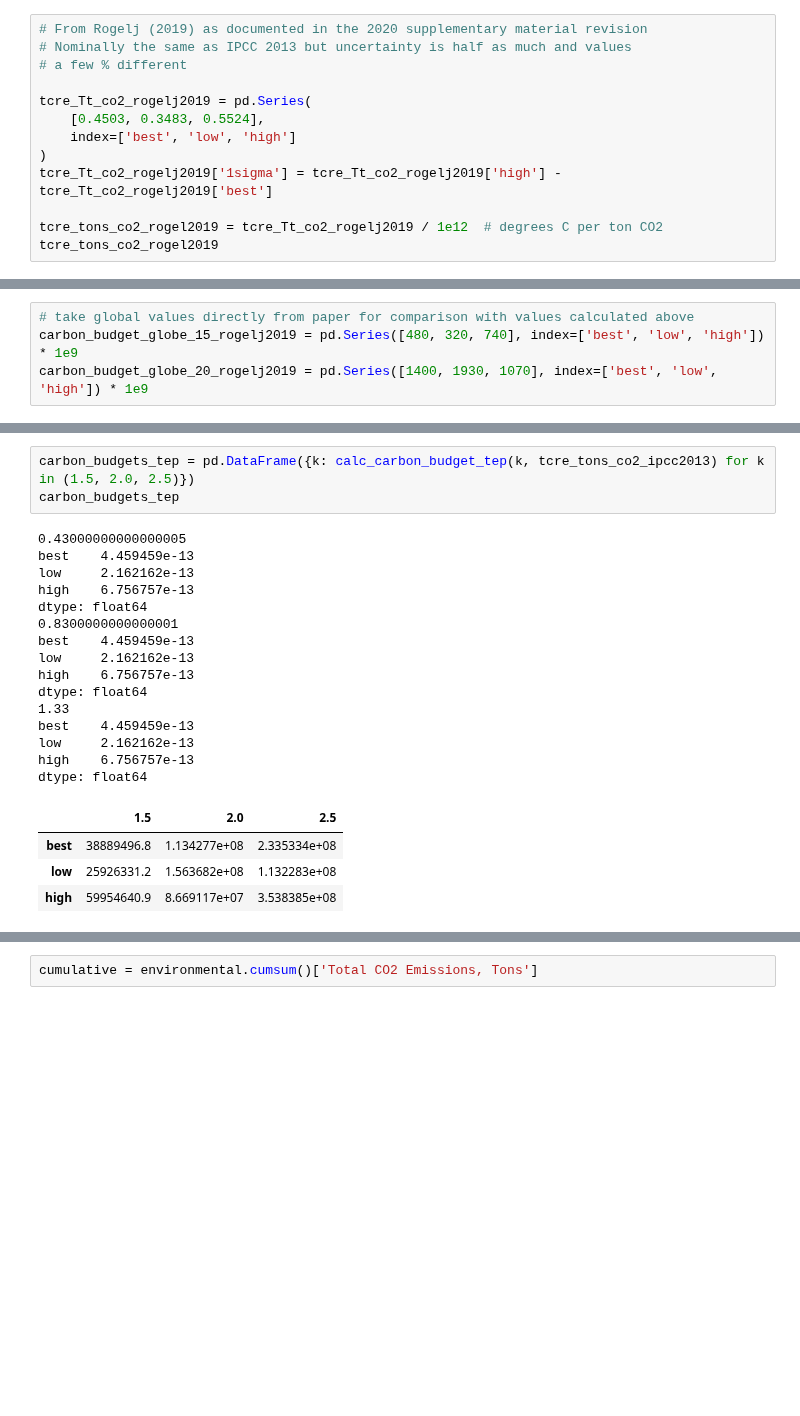
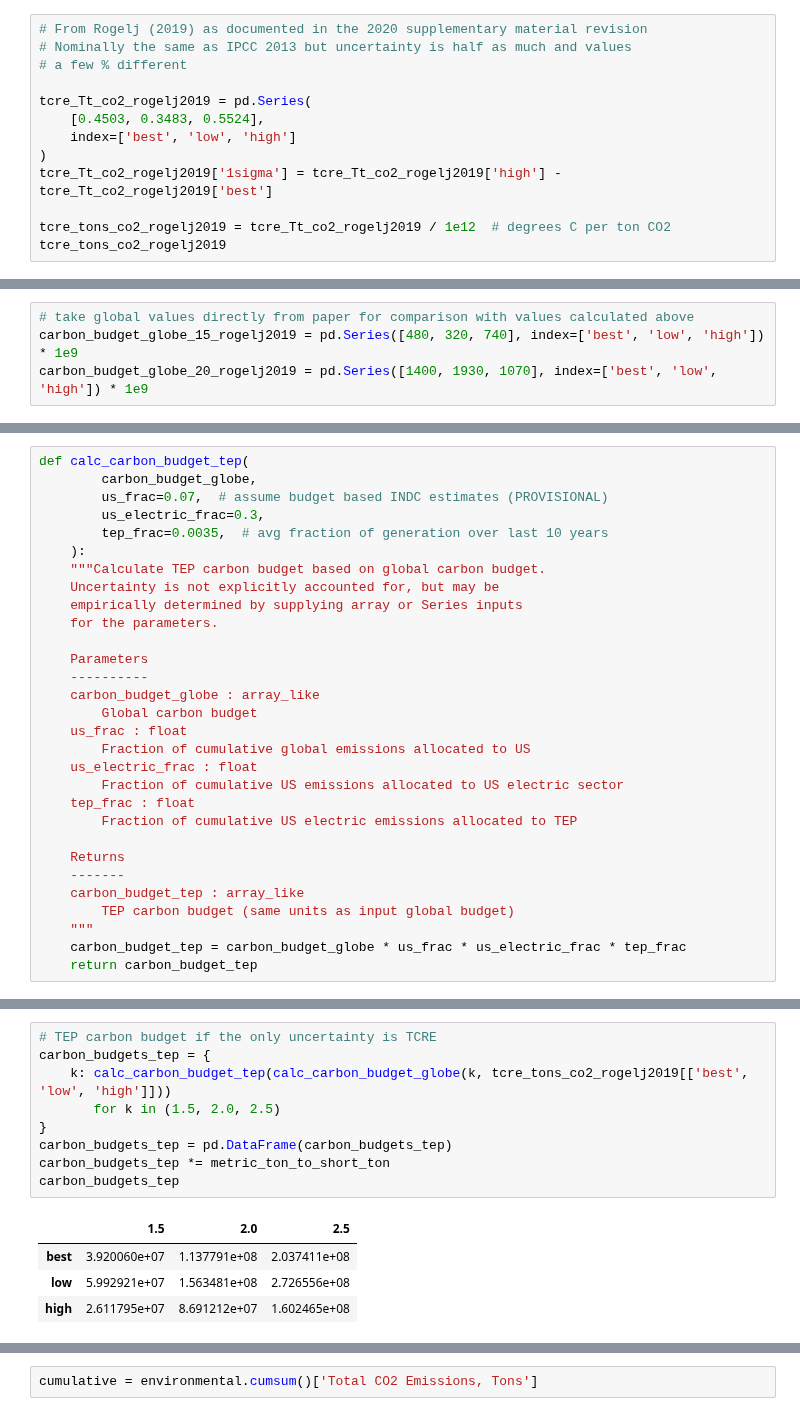
Before and after one commit to CLIMAS-UA/tepcarbon, a Jupyter notebook: tep_carbon.ipynb, the cells around one changed output, grey strips where cells are left out. Cells and saved outputs as stored; diff of their text form; blank space fills up the shorter version.

```diff
--- a/tep_carbon.ipynb
+++ b/tep_carbon.ipynb
@@ -69,8 +69,8 @@ tcre_Tt_co2_rogelj2019 = pd.Series(
 )
 tcre_Tt_co2_rogelj2019['1sigma'] = tcre_Tt_co2_rogelj2019['high'] - tcre_Tt_co2_rogelj2019['best']
 
-tcre_tons_co2_rogel2019 = tcre_Tt_co2_rogelj2019 / 1e12  # degrees C per ton CO2
-tcre_tons_co2_rogel2019
+tcre_tons_co2_rogelj2019 = tcre_Tt_co2_rogelj2019 / 1e12  # degrees C per ton CO2
+tcre_tons_co2_rogelj2019
 # %% [output]
 best      4.503000e-13
 low       3.483000e-13
@@ -691,0 +690,30 @@ dtype: float64
+# %%
+def calc_carbon_budget_tep(
+        carbon_budget_globe,
+        us_frac=0.07,  # assume budget based INDC estimates (PROVISIONAL)
+        us_electric_frac=0.3,
+        tep_frac=0.0035,  # avg fraction of generation over last 10 years
+    ):
+    """Calculate TEP carbon budget based on global carbon budget.
+    Uncertainty is not explicitly accounted for, but may be
+    empirically determined by supplying array or Series inputs
+    for the parameters.
+
+    Parameters
+    ----------
+    carbon_budget_globe : array_like
+        Global carbon budget
+    us_frac : float
+        Fraction of cumulative global emissions allocated to US
+    us_electric_frac : float
+        Fraction of cumulative US emissions allocated to US electric sector
+    tep_frac : float
+        Fraction of cumulative US electric emissions allocated to TEP
+
+    Returns
+    -------
+    carbon_budget_tep : array_like
+        TEP carbon budget (same units as input global budget)
+    """
+    carbon_budget_tep = carbon_budget_globe * us_frac * us_electric_frac * tep_frac
+    return carbon_budget_tep
@@ -692,23 +732,14 @@ dtype: float64
 # %%
-carbon_budgets_tep = pd.DataFrame({k: calc_carbon_budget_tep(k, tcre_tons_co2_ipcc2013) for k in (1.5, 2.0, 2.5)})
+# TEP carbon budget if the only uncertainty is TCRE
+carbon_budgets_tep = {
+    k: calc_carbon_budget_tep(calc_carbon_budget_globe(k, tcre_tons_co2_rogelj2019[['best', 'low', 'high']]))
+       for k in (1.5, 2.0, 2.5)
+}
+carbon_budgets_tep = pd.DataFrame(carbon_budgets_tep)
+carbon_budgets_tep *= metric_ton_to_short_ton
 carbon_budgets_tep
 # %% [output]
-0.43000000000000005
-best    4.459459e-13
-low     2.162162e-13
-high    6.756757e-13
-dtype: float64
-0.8300000000000001
-best    4.459459e-13
-low     2.162162e-13
-high    6.756757e-13
-dtype: float64
-1.33
-best    4.459459e-13
-low     2.162162e-13
-high    6.756757e-13
-dtype: float64
 |  | 1.5 | 2.0 | 2.5 |
-| best | 38889496.8 | 1.134277e+08 | 2.335334e+08 |
-| low | 25926331.2 | 1.563682e+08 | 1.132283e+08 |
-| high | 59954640.9 | 8.669117e+07 | 3.538385e+08 |
+| best | 3.920060e+07 | 1.137791e+08 | 2.037411e+08 |
+| low | 5.992921e+07 | 1.563481e+08 | 2.726556e+08 |
+| high | 2.611795e+07 | 8.691212e+07 | 1.602465e+08 |
```
Also changed, not shown: parts of 19 cells of this notebook.
